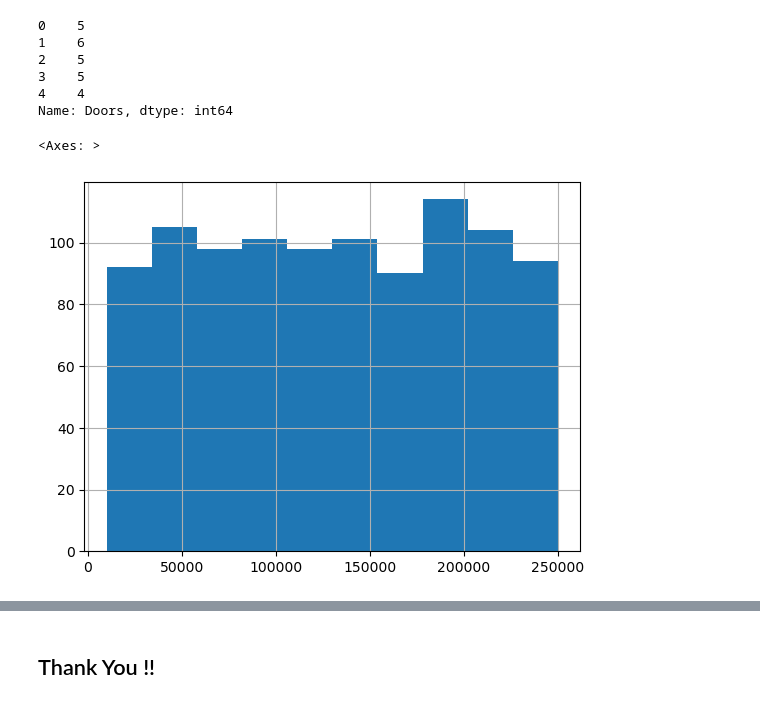
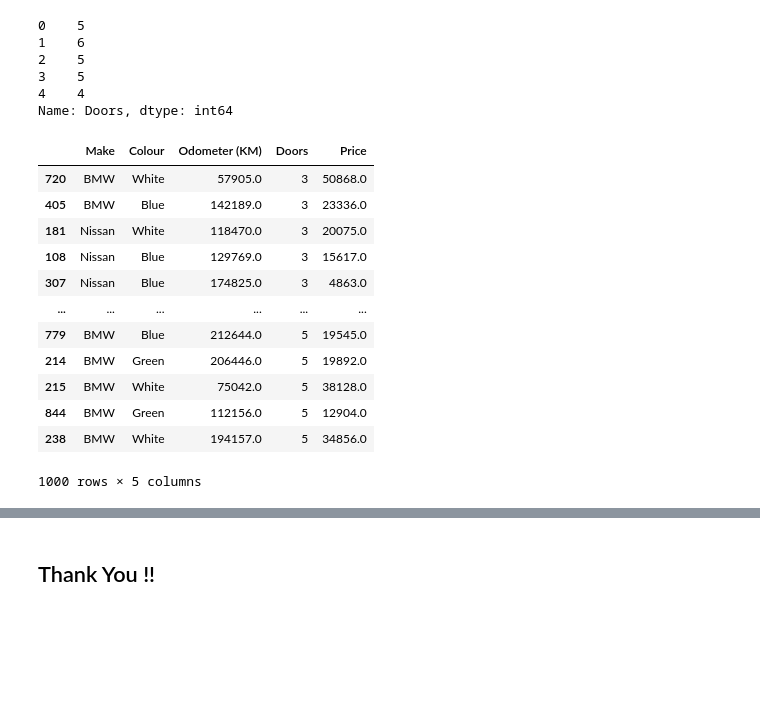
Before and after one commit to PICT-ACM-Student-Chapter/Machine-Learning-Bootcamp-2025-Sem-II, a Jupyter notebook: DAY 1/Jupyter Notebooks/pandasbasic.ipynb, the cells around one changed output, grey strips where cells are left out. Drawn from its saved outputs; the diff is of its cells as text; code cells hidden in the pictures; blank space fills up the shorter version.

```diff
--- a/DAY 1/Jupyter Notebooks/pandasbasic.ipynb
+++ b/DAY 1/Jupyter Notebooks/pandasbasic.ipynb
@@ -342,7 +367,19 @@ df["Doors"].head()
 4    4
 Name: Doors, dtype: int64
 # %%
-df["Odometer (KM)"].hist()
+#sorting in ascending order
+df.sort_values("Doors")
 # %% [output]
+|  | Make | Colour | Odometer (KM) | Doors | Price |
+| 720 | BMW | White | 57905.0 | 3 | 50868.0 |
+| 405 | BMW | Blue | 142189.0 | 3 | 23336.0 |
+| 181 | Nissan | White | 118470.0 | 3 | 20075.0 |
+| 108 | Nissan | Blue | 129769.0 | 3 | 15617.0 |
+| 307 | Nissan | Blue | 174825.0 | 3 | 4863.0 |
+| ... | ... | ... | ... | ... | ... |
+| 779 | BMW | Blue | 212644.0 | 5 | 19545.0 |
+| 214 | BMW | Green | 206446.0 | 5 | 19892.0 |
+| 215 | BMW | White | 75042.0 | 5 | 38128.0 |
+| 844 | BMW | Green | 112156.0 | 5 | 12904.0 |
+| 238 | BMW | White | 194157.0 | 5 | 34856.0 |
-<Axes: >
+1000 rows × 5 columns
-[figure, removed]
```
Also changed, not shown: parts of 16 cells of this notebook.
